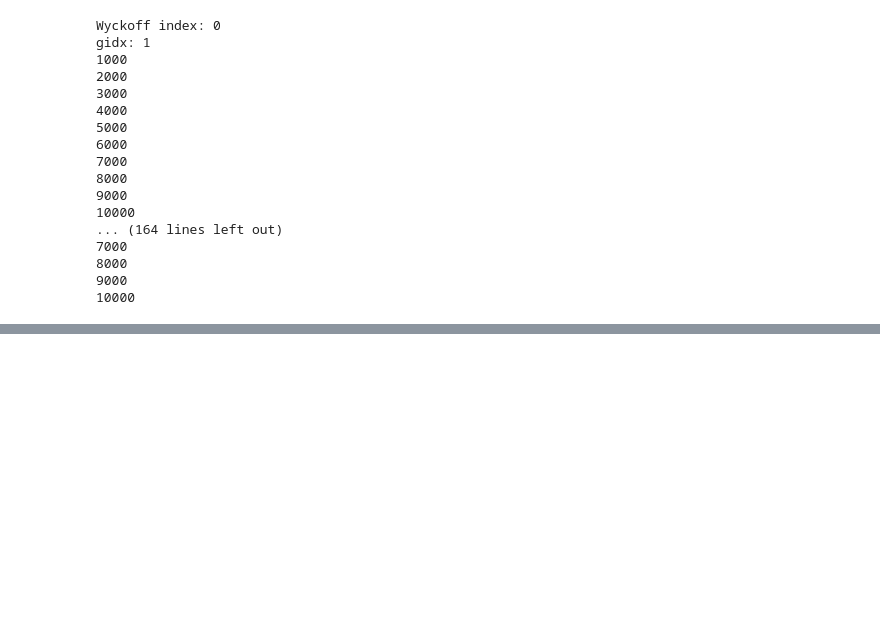
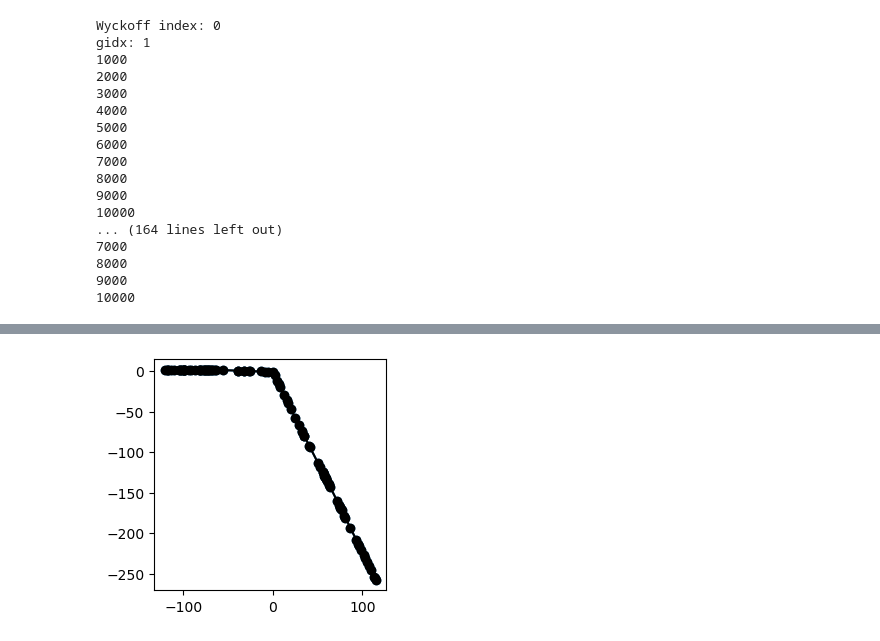
Before and after one commit to AliGhorashiCMT/Sparse-networks-for-topological-photonics, a Jupyter notebook: rectangular_lattices/kans_for_smooth.ipynb, the cells around one changed output, grey strips where cells are left out. Saved outputs shown, nothing was run; the diff lists cells and outputs as text; code cells hidden in the pictures; blank space fills up the shorter version.

```diff
--- a/rectangular_lattices/kans_for_smooth.ipynb
+++ b/rectangular_lattices/kans_for_smooth.ipynb
@@ -510,0 +157,6 @@ Iteration 560/1000, Loss: -57.627540588378906
+# %%
+x, y = model.get_fun(1, 3, 0)
+plt.plot(x, y, marker="o", color="black");
+#plt.savefig("./figures/TM-Band1-prunedinput-prunednode-f130.pdf")
+# %% [output]
+[figure, added]
```
Also changed, not shown: parts of 83 cells of this notebook.
